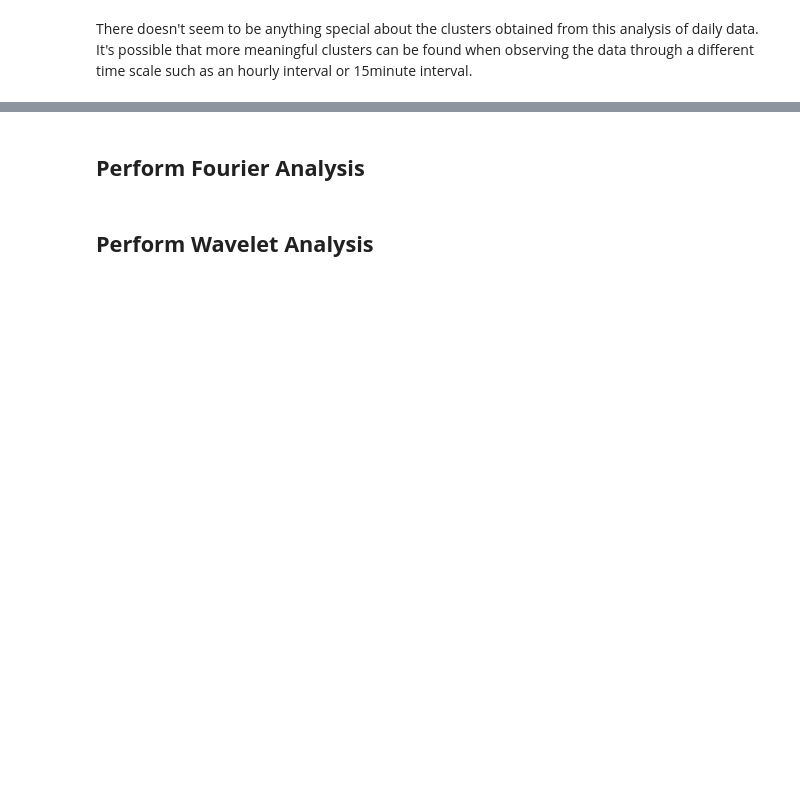
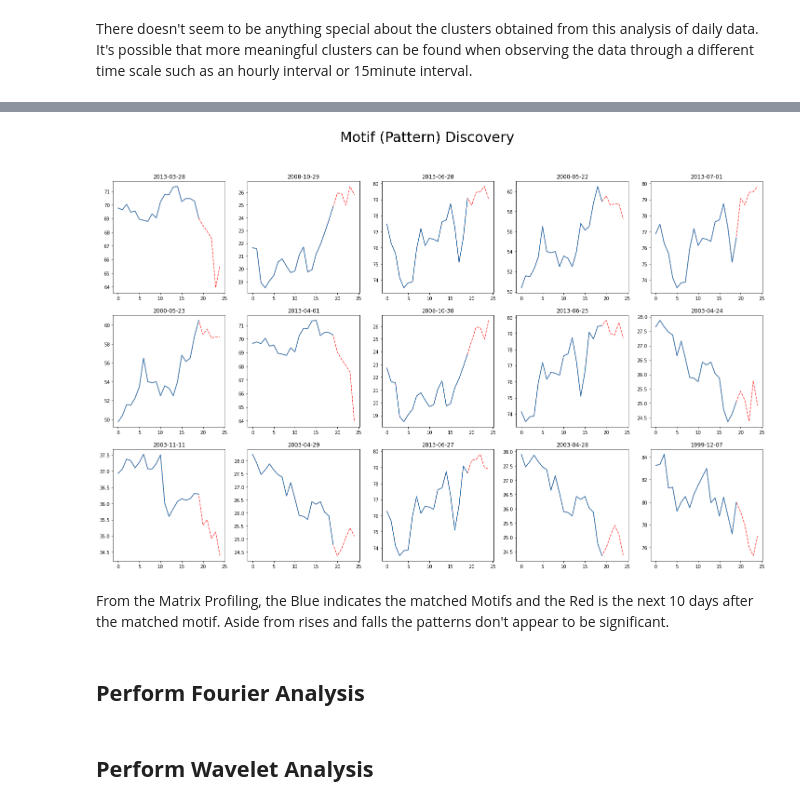
Before and after one commit to itberrios/algotrading, a Jupyter notebook: stock_data_explorer.ipynb, the cells around one changed output, grey strips where cells are left out. Saved outputs shown, nothing was run; the diff lists cells and outputs as text; code cells hidden in the pictures; blank space fills up the shorter version.

```diff
--- a/stock_data_explorer.ipynb
+++ b/stock_data_explorer.ipynb
@@ -243,3 +305,27 @@ There doesn't seem to be anything special about the clusters obtained from this
+# %%
+# display each discovered motif
+
+fig = plt.figure(figsize=(25, 15))
+plt.suptitle('Motif (Pattern) Discovery', fontsize='30')
+
+for i in range(15):
+    plt.subplot(3, 5, 1 + i)
+
+    # get motifs
+    motif_idx = np.argsort(mp[:, 0])[i]
+    nearest_neighbor_idx = mp[motif_idx, 1]
+
+    motif = train_df['close'].iloc[nearest_neighbor_idx:nearest_neighbor_idx + m]
+    motif_ext = train_df['close'].iloc[nearest_neighbor_idx:nearest_neighbor_idx + m + 5]
+
+    plt.plot(motif_ext.to_numpy(), 'r--', alpha=0.75)
+    plt.plot(motif.to_numpy())
+
+    plt.title(train_df['close'].index[nearest_neighbor_idx])
+# %% [output]
+[figure, added]
+# %% [markdown]
+From the Matrix Profiling, the Blue indicates the matched Motifs and the Red is the next 10 days after the matched motif. Aside from rises and falls the patterns don't appear to be significant.
 # %% [markdown]
 ## **Perform Fourier Analysis**
 # %% [markdown]
```
Also changed, not shown: parts of 11 cells of this notebook.
